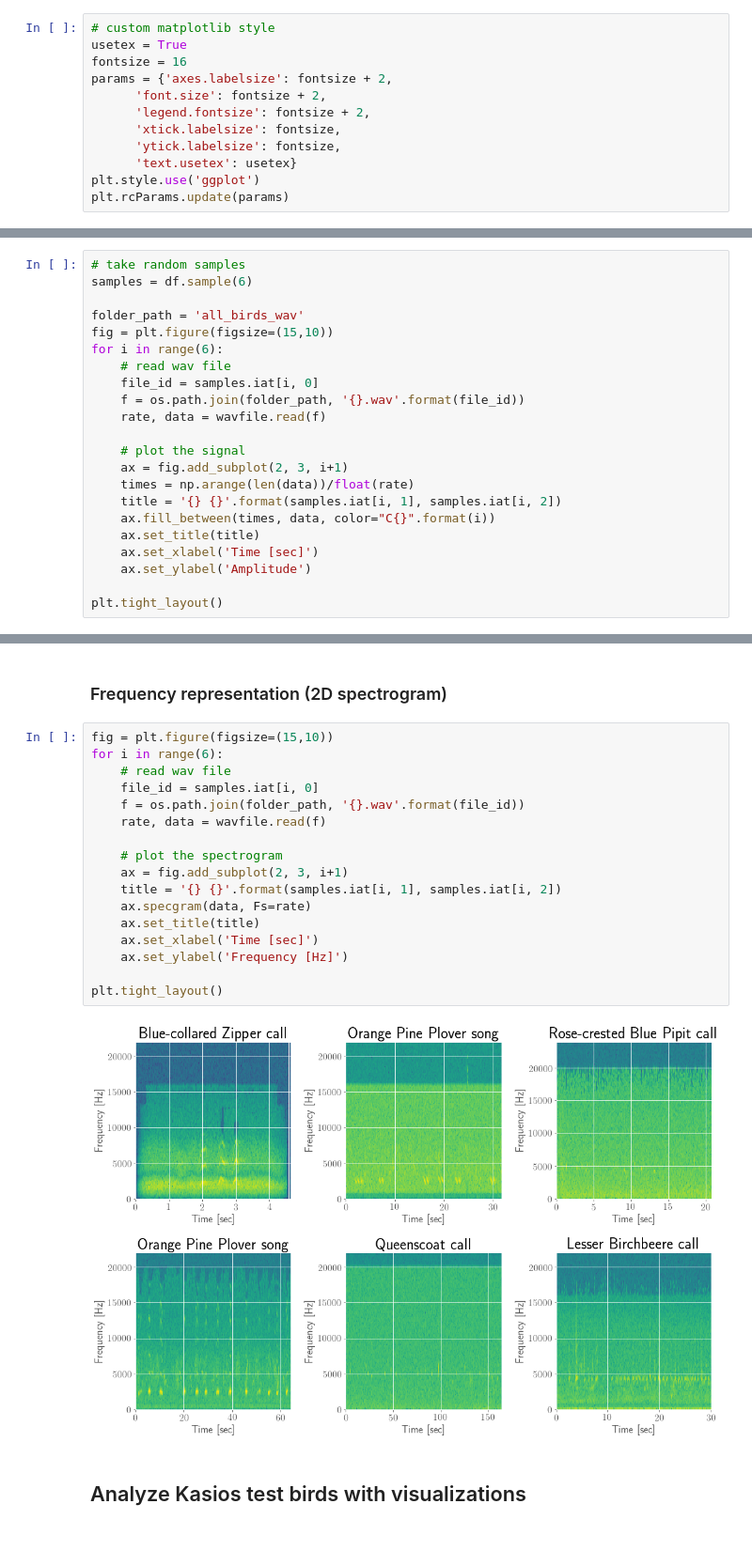
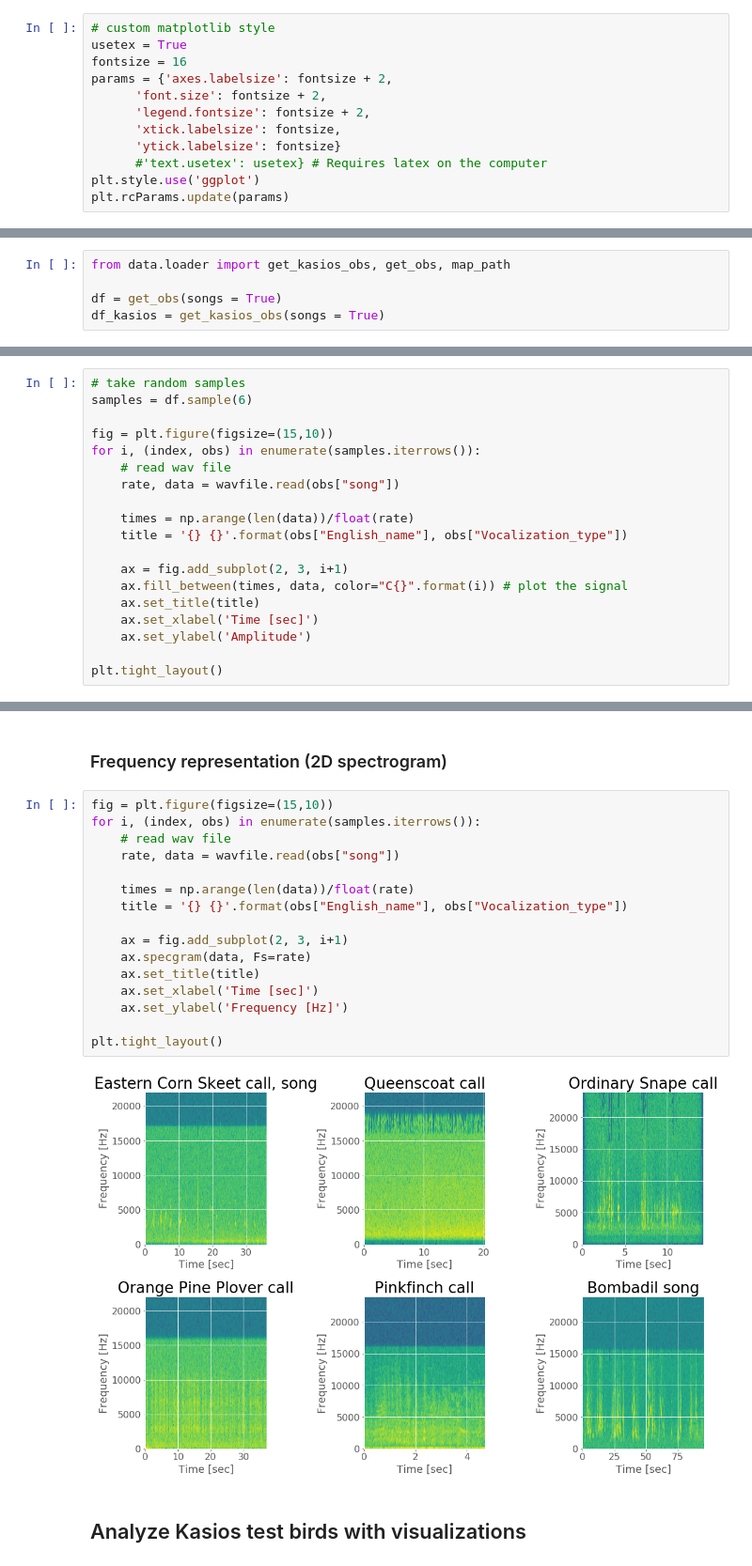
Before and after one commit to guillaumefrd/vast-challenge-2018-mc1, a Jupyter notebook: birds_sound_visualizations.ipynb, the cells around one changed output, grey strips where cells are left out. Shown at 94% size. Drawn from its saved outputs; the diff is of its cells as text; blank space fills up the shorter version.

Commit message:
Cleaning and organizing repo and creation of a library to access data

```diff
--- a/birds_sound_visualizations.ipynb
+++ b/birds_sound_visualizations.ipynb
@@ -19,8 +19,8 @@ params = {'axes.labelsize': fontsize + 2,
       'font.size': fontsize + 2,
       'legend.fontsize': fontsize + 2,
       'xtick.labelsize': fontsize,
-      'ytick.labelsize': fontsize,
-      'text.usetex': usetex}
+      'ytick.labelsize': fontsize}
+      #'text.usetex': usetex} # Requires latex on the computer
 plt.style.use('ggplot')
 plt.rcParams.update(params)
 # %% [markdown]
@@ -83,0 +40,5 @@ df.head()
+# %%
+from data.loader import get_kasios_obs, get_obs, map_path
+
+df = get_obs(songs = True)
+df_kasios = get_kasios_obs(songs = True)
@@ -89,19 +55,16 @@ df.head()
 # take random samples
 samples = df.sample(6)
 
-folder_path = 'all_birds_wav'
 fig = plt.figure(figsize=(15,10))
-for i in range(6):
+for i, (index, obs) in enumerate(samples.iterrows()):
     # read wav file
-    file_id = samples.iat[i, 0]
-    f = os.path.join(folder_path, '{}.wav'.format(file_id))
-    rate, data = wavfile.read(f)
+    rate, data = wavfile.read(obs["song"])
 
-    # plot the signal
+    times = np.arange(len(data))/float(rate)
+    title = '{} {}'.format(obs["English_name"], obs["Vocalization_type"])
+
     ax = fig.add_subplot(2, 3, i+1)
-    times = np.arange(len(data))/float(rate)
-    title = '{} {}'.format(samples.iat[i, 1], samples.iat[i, 2])
-    ax.fill_between(times, data, color="C{}".format(i))
+    ax.fill_between(times, data, color="C{}".format(i)) # plot the signal
     ax.set_title(title)
     ax.set_xlabel('Time [sec]')
     ax.set_ylabel('Amplitude')
@@ -113,23 +76,22 @@ plt.tight_layout()
 ### Frequency representation (2D spectrogram)
 # %%
 fig = plt.figure(figsize=(15,10))
-for i in range(6):
+for i, (index, obs) in enumerate(samples.iterrows()):
     # read wav file
-    file_id = samples.iat[i, 0]
-    f = os.path.join(folder_path, '{}.wav'.format(file_id))
-    rate, data = wavfile.read(f)
+    rate, data = wavfile.read(obs["song"])
 
-    # plot the spectrogram
+    times = np.arange(len(data))/float(rate)
+    title = '{} {}'.format(obs["English_name"], obs["Vocalization_type"])
+
     ax = fig.add_subplot(2, 3, i+1)
-    title = '{} {}'.format(samples.iat[i, 1], samples.iat[i, 2])
     ax.specgram(data, Fs=rate)
     ax.set_title(title)
     ax.set_xlabel('Time [sec]')
     ax.set_ylabel('Frequency [Hz]')
 
 plt.tight_layout()
 # %% [output]
-[figure, old version]
+[figure, new version]
 # %% [markdown]
 ## Analyze Kasios test birds with visualizations
 # %% [markdown]
```
Also changed, not shown: parts of 11 cells of this notebook, 12 other files.
